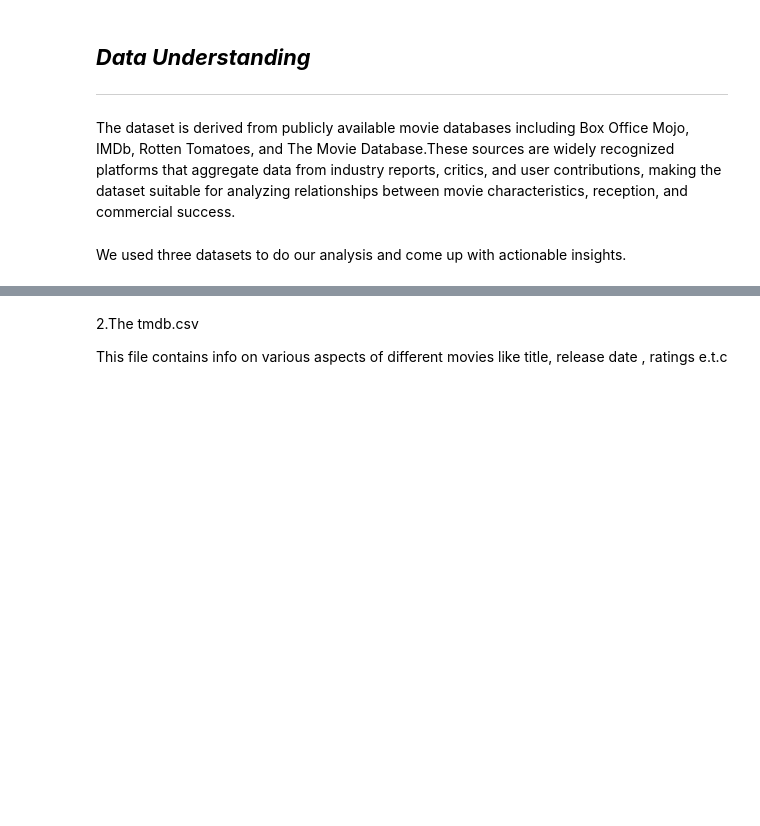
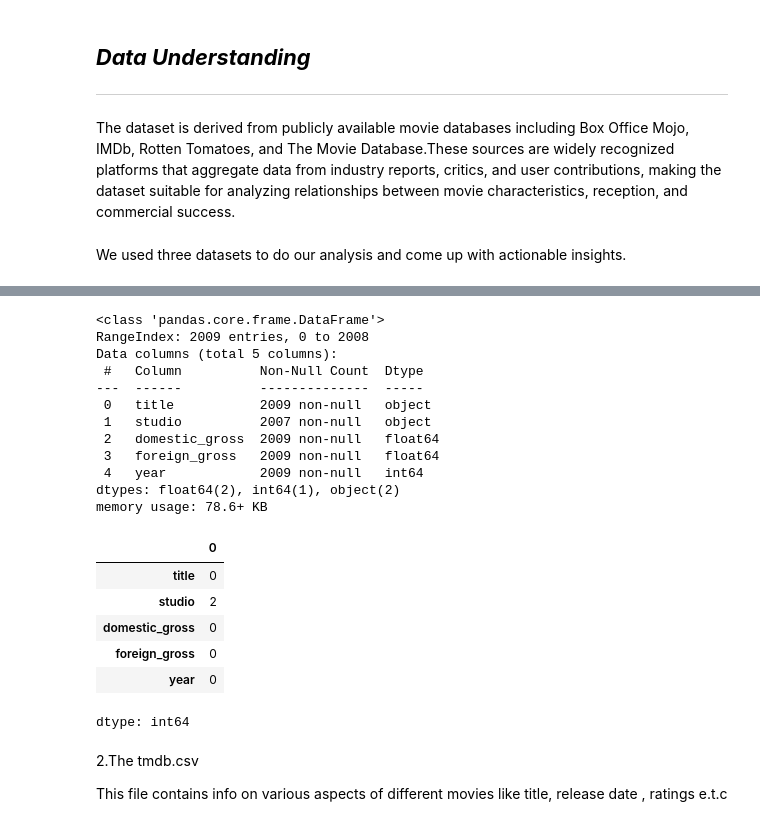
Before and after one commit to Alanmuchiri/Group7---Phase-2, a Jupyter notebook: Films_Perfomance.ipynb, the cells around one changed output, grey strips where cells are left out. Drawn from its saved outputs; the diff is of its cells as text; code cells hidden in the pictures; blank space fills up the shorter version.

```diff
--- a/Films_Perfomance.ipynb
+++ b/Films_Perfomance.ipynb
@@ -40,0 +123,10 @@ This is a csv file that contains movies, studio, gross domestically and foreign
+# %%
+# Dropping the missing values
+df.dropna(subset=["domestic_gross", "foreign_gross"], inplace=True)
+# %%
+# Converting the foreign_gross column to a numeric column
+df["foreign_gross"] = (
+    df["foreign_gross"]
+    .str.replace(",", "", regex=False)
+    .astype(float)
+)
@@ -41,3 +142,32 @@ This is a csv file that contains movies, studio, gross domestically and foreign
+# %%
+# Resetting the dataframe index
+
+df.reset_index(drop=True, inplace=True)
+# %%
+# Verifying changes
+df.shape
+df.info()
+df.isnull().sum()
+# %% [output]
+<class 'pandas.core.frame.DataFrame'>
+RangeIndex: 2009 entries, 0 to 2008
+Data columns (total 5 columns):
+ #   Column          Non-Null Count  Dtype
+---  ------          --------------  -----
+ 0   title           2009 non-null   object
+ 1   studio          2007 non-null   object
+ 2   domestic_gross  2009 non-null   float64
+ 3   foreign_gross   2009 non-null   float64
+ 4   year            2009 non-null   int64
+dtypes: float64(2), int64(1), object(2)
+memory usage: 78.6+ KB
+|  | 0 |
+| title | 0 |
+| studio | 2 |
+| domestic_gross | 0 |
+| foreign_gross | 0 |
+| year | 0 |
+dtype: int64
 # %% [markdown]
 2.The tmdb.csv
 
```
Also changed, not shown: parts of 13 cells of this notebook.
